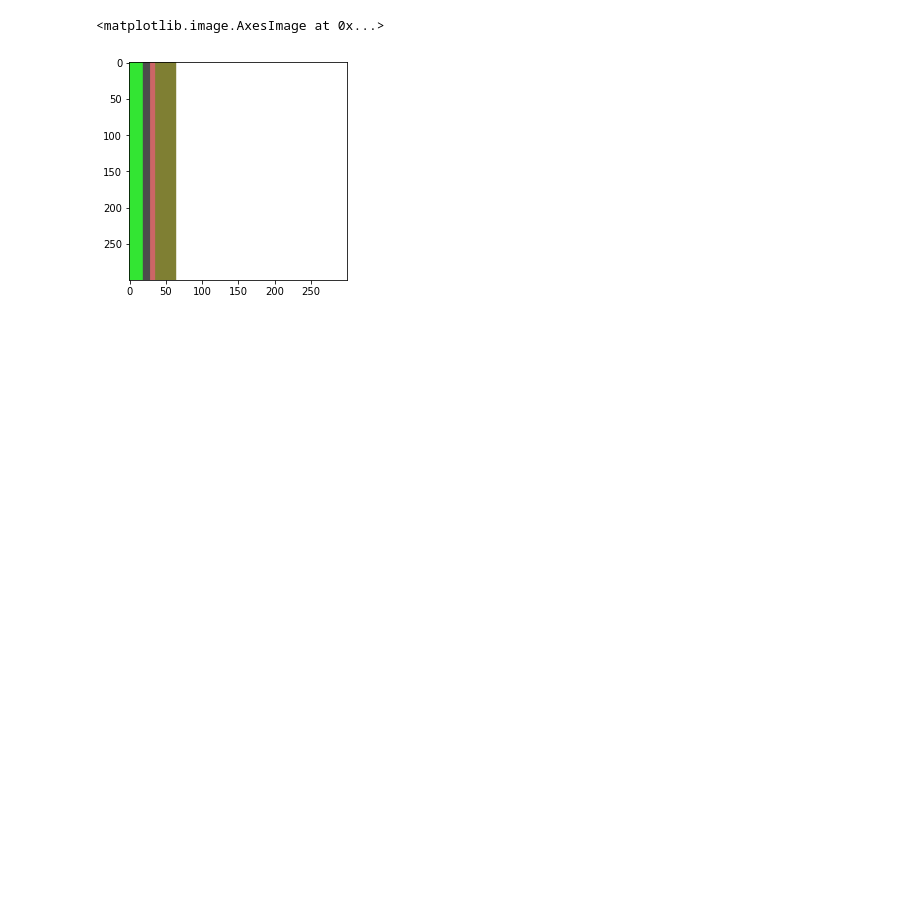
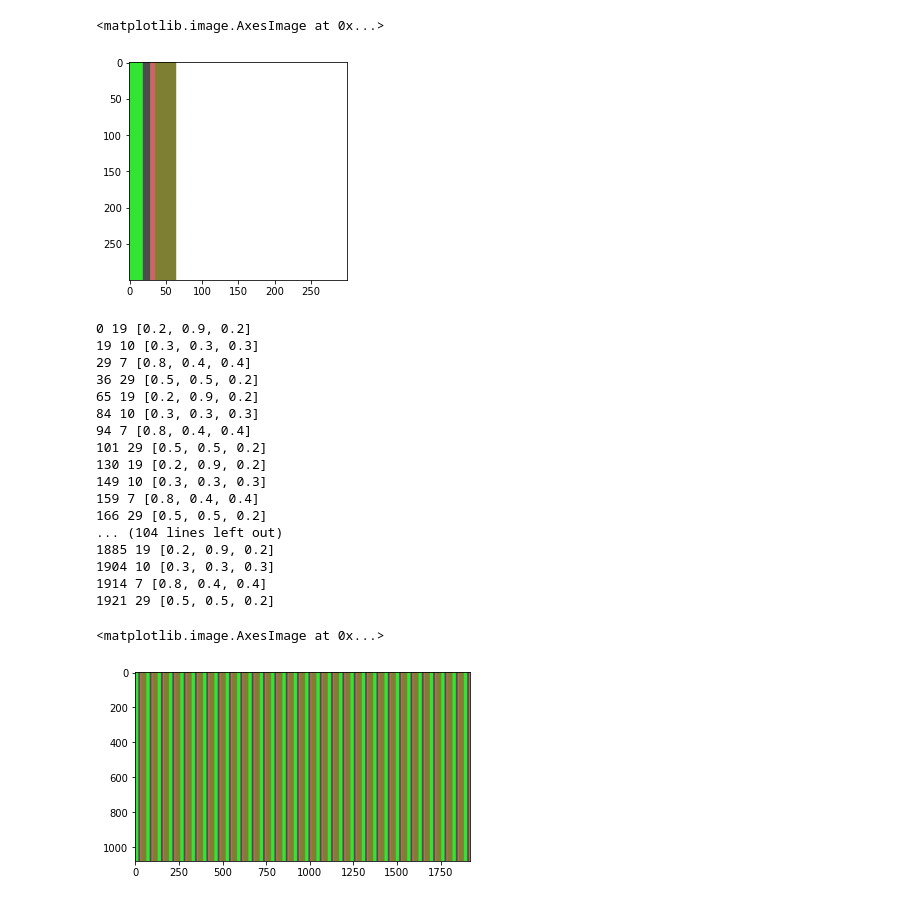
Before and after one commit to ElinWonyoungPARK/imageMatrix, a Jupyter notebook: imageMatrix.ipynb, the cells around one changed output. Cells and saved outputs as stored; diff of their text form; code cells hidden in the pictures; blank space fills up the shorter version.

```diff
--- a/imageMatrix.ipynb
+++ b/imageMatrix.ipynb
@@ -510,3 +510,58 @@ plt.imshow(imgMatrix)
 # %% [output]
 <matplotlib.image.AxesImage at 0x...>
 [figure]
+# %%
+import numpy as np
+import matplotlib.pyplot as plt
+
+vertical = 1080
+horizontal = 1920
+
+imgMatrix = np.full((vertical,horizontal,3), (255,255,255))
+
+intervals = [19,10,7,29]
+colors = [
+    [0.2, 0.9, 0.2],
+    [0.3, 0.3, 0.3],
+    [0.8, 0.4, 0.4],
+    [0.5, 0.5, 0.2],
+]
+
+n = 0
+while (n<horizontal) :
+    for interval, color in zip(intervals, colors):
+        print(n, interval, color)
+        #print("n : ", n)
+        #print("interval : ", interval)
+        imgMatrix[:, n: n+interval] = imgMatrix[:, n: n+interval] * color
+
+        n = n + interval
+
+        #intervals = 0
+        #while intervals < 300:
+        #    intervals += n
+
+    #for intervals in range()
+
+
+plt.imshow(imgMatrix)
+# %% [output]
+0 19 [0.2, 0.9, 0.2]
+19 10 [0.3, 0.3, 0.3]
+29 7 [0.8, 0.4, 0.4]
+36 29 [0.5, 0.5, 0.2]
+65 19 [0.2, 0.9, 0.2]
+84 10 [0.3, 0.3, 0.3]
+94 7 [0.8, 0.4, 0.4]
+101 29 [0.5, 0.5, 0.2]
+130 19 [0.2, 0.9, 0.2]
+149 10 [0.3, 0.3, 0.3]
+159 7 [0.8, 0.4, 0.4]
+166 29 [0.5, 0.5, 0.2]
+... (104 lines left out)
+1885 19 [0.2, 0.9, 0.2]
+1904 10 [0.3, 0.3, 0.3]
+1914 7 [0.8, 0.4, 0.4]
+1921 29 [0.5, 0.5, 0.2]
+<matplotlib.image.AxesImage at 0x...>
+[figure, added]
```
